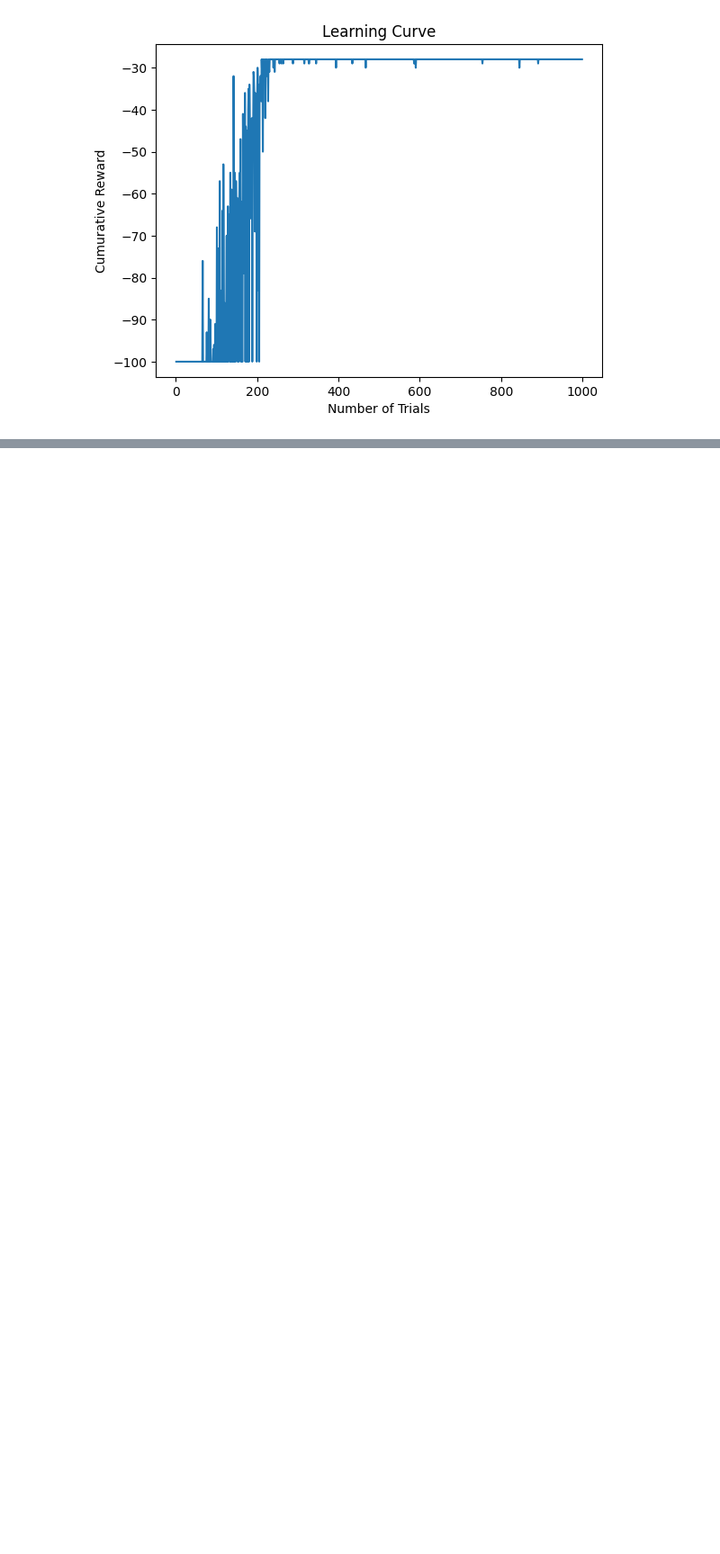
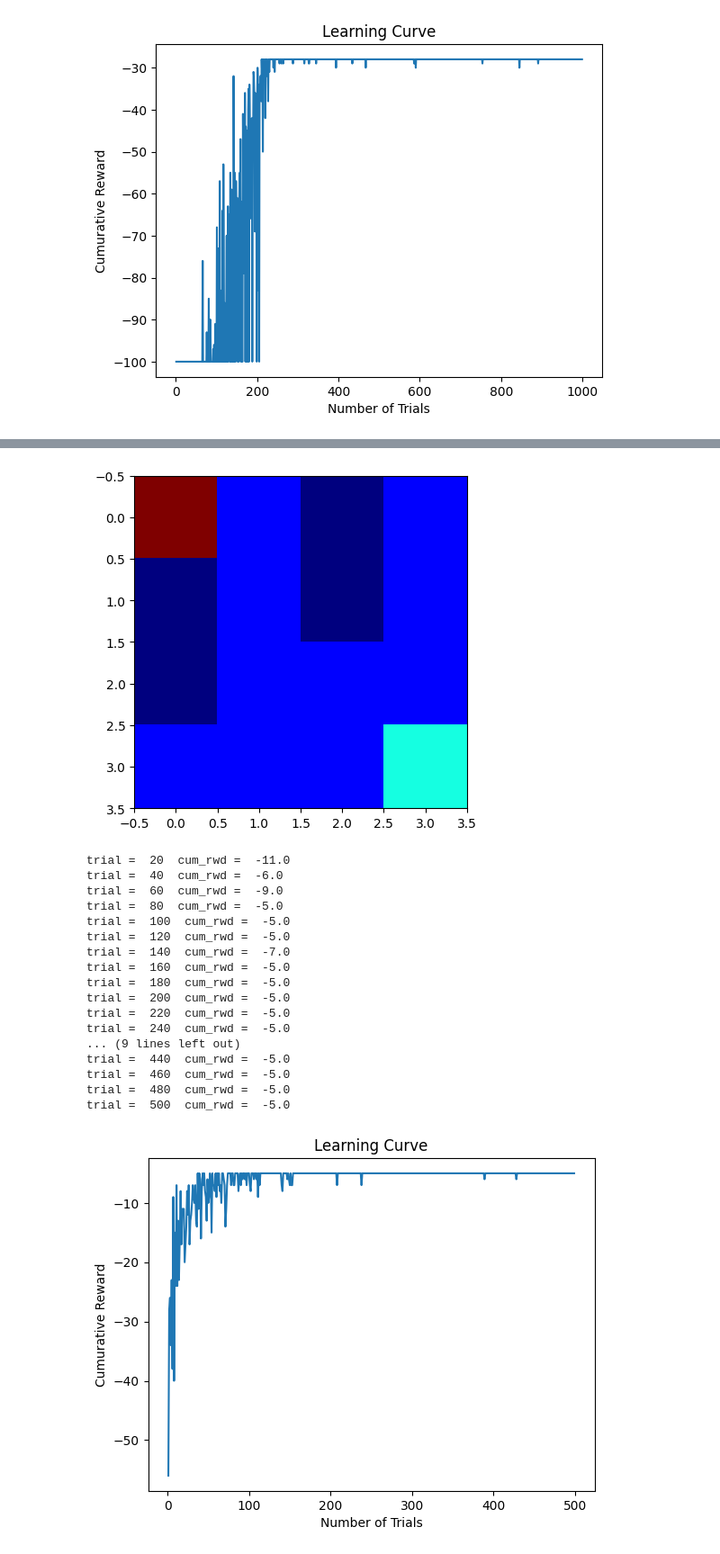
Before and after one commit to juniti-y/RLseminar, a Jupyter notebook: RLex02.ipynb, the cells around one changed output, grey strips where cells are left out. Shown at 90% size. Saved outputs shown, nothing was run; the diff lists cells and outputs as text; code cells hidden in the pictures; blank space fills up the shorter version.

```diff
--- a/RLex02.ipynb
+++ b/RLex02.ipynb
@@ -611,0 +636,80 @@ trial =  1000  cum_rwd =  -28.0
+# %%
+# 最大トライアル数を設定
+MaxTrials = 500
+
+# 1トライアルあたりの最大ステップ数（行動選択回数）を設定
+MaxSteps = 100
+
+# Figureオブジェクトを作成
+fig1 = plt.figure(1)
+
+# 環境のオブジェクトを生成: (T迷路課題からの変更点)
+env1 = Dungeon('./simple_map.txt')
+
+# 環境設定を取得する
+[num_state, num_action] = env1.get_env_config()
+
+# 学習エージェントオブジェクトを生成
+agent1 = SARSAagent(num_state, num_action)
+
+# 学習エージェントのメタパラメータを設定
+agent1.set_meta_parameter(alpha=0.1, beta=100.0, gamma=0.999)
+
+# 各トライアルに獲得した累積報酬を格納する変数を初期化
+cum_rwd = np.zeros(MaxTrials)
+
+# トライアルをMaxTrials回くり返す
+for trial in range(MaxTrials):
+    # 過去の状態・行動履歴をリセットする
+    agent1.reset_memory()
+    # 環境を初期状態に戻し、その状態を取得する
+    [rwd, state] = env1.init_state()
+    # ゴール状態に到達するまで以下をくり返す
+    for step in range(MaxSteps):
+        # 現在の状態を表示
+        env1.draw_map_info(fig1)
+        # ゴール状態に到達できたら、価値関数の更新のみ行う
+        if env1.reach_goal():
+            agent1.update_value(rwd, state, action)
+            break
+        # エージェントに現在の状態を伝えて、行動を選択させる
+        action = agent1.select_action(state)
+        # エージェントの価値関数を更新
+        agent1.update_value(rwd, state, action)
+        # 選択した行動を環境に出力し、次の状態に遷移させる
+        [rwd, state] = env1.move_state(action)
+        # 得られた報酬を累積する
+        cum_rwd[trial] = cum_rwd[trial] + rwd
+    # トライアル後の後処理
+    # 20トライアルごとに表示そのエピソードで獲得できた累積報酬を標準出力
+    if ((trial+1) % 20) == 0:
+        print('trial = ', trial+1, ' cum_rwd = ', cum_rwd[trial])
+
+# 学習曲線の表示
+fig2 = plt.figure(2)
+ax1 = fig2.add_subplot(1,1,1)
+ax1.plot(range(1,trial+1), cum_rwd[0:trial], label = 'raw')
+plt.xlabel('Number of Trials')
+plt.ylabel('Cumurative Reward')
+plt.title('Learning Curve')
+plt.show()
+# %% [output]
+[figure, added]
+trial =  20  cum_rwd =  -11.0
+trial =  40  cum_rwd =  -6.0
+trial =  60  cum_rwd =  -9.0
+trial =  80  cum_rwd =  -5.0
+trial =  100  cum_rwd =  -5.0
+trial =  120  cum_rwd =  -5.0
+trial =  140  cum_rwd =  -7.0
+trial =  160  cum_rwd =  -5.0
+trial =  180  cum_rwd =  -5.0
+trial =  200  cum_rwd =  -5.0
+trial =  220  cum_rwd =  -5.0
+trial =  240  cum_rwd =  -5.0
+... (9 lines left out)
+trial =  440  cum_rwd =  -5.0
+trial =  460  cum_rwd =  -5.0
+trial =  480  cum_rwd =  -5.0
+trial =  500  cum_rwd =  -5.0
+[figure, added]
```
Also changed, not shown: parts of 6 cells of this notebook.
